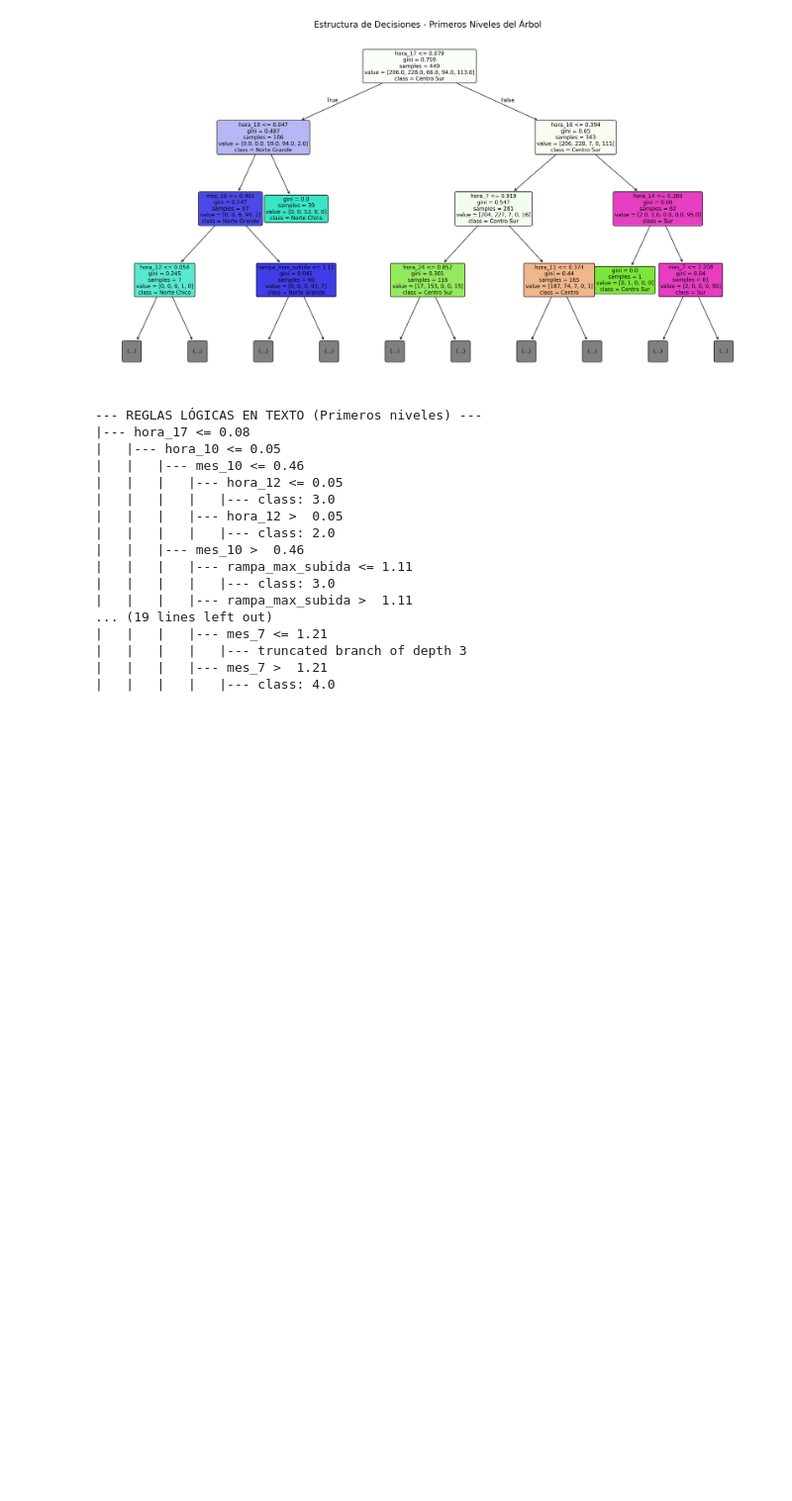
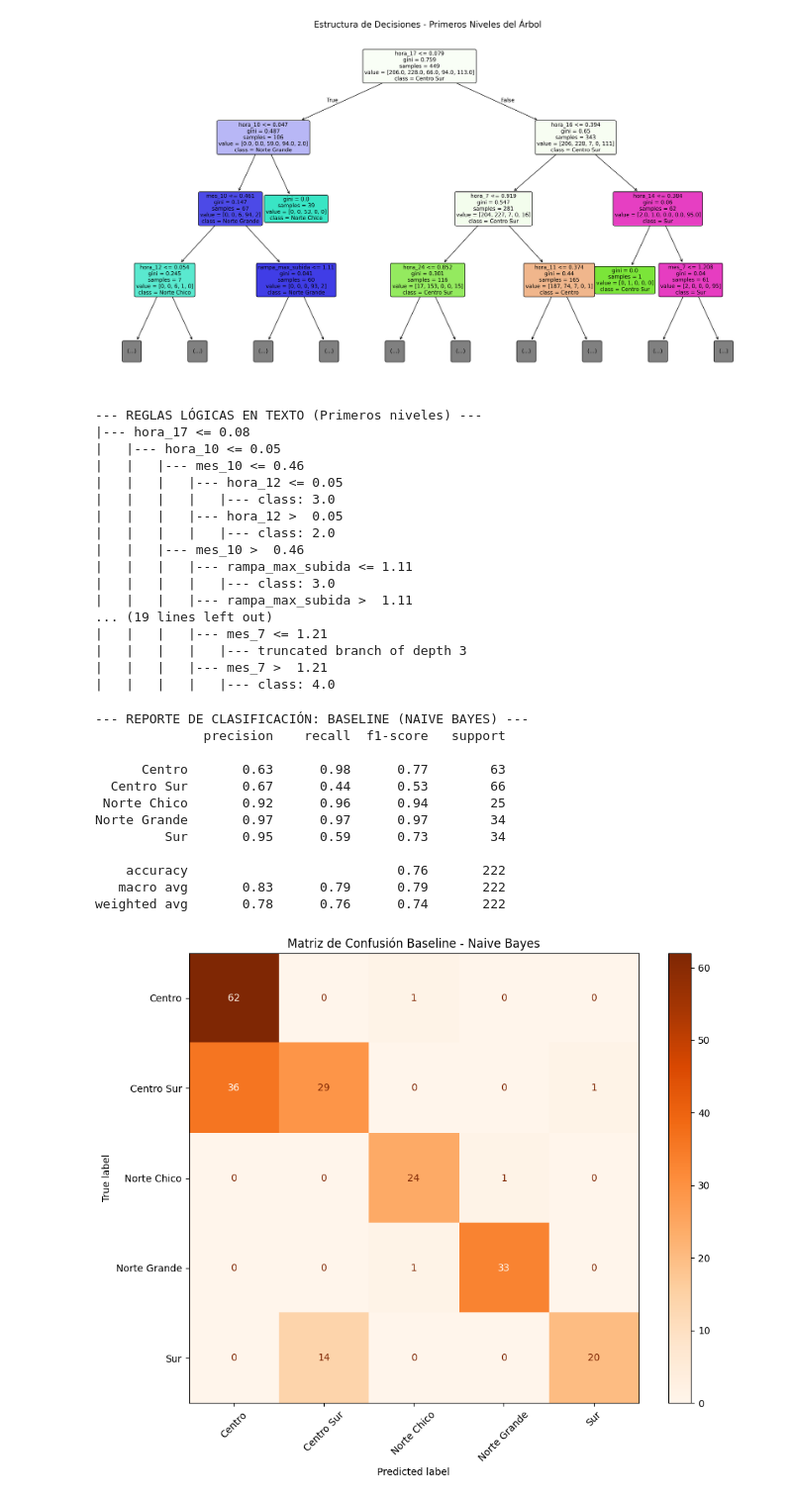
Before and after one commit to JRichi-99/ProyectoAnalisisElectrico, a Jupyter notebook: notebook/DataProcess/SegmentBars/SegmentBarsByModels.ipynb, the cells around one changed output. Shown at 99% size. Drawn from its saved outputs; the diff is of its cells as text; code cells hidden in the pictures; blank space fills up the shorter version.

Commit message:
añadido un baseline

```diff
--- a/notebook/DataProcess/SegmentBars/SegmentBarsByModels.ipynb
+++ b/notebook/DataProcess/SegmentBars/SegmentBarsByModels.ipynb
@@ -202,14 +202,14 @@ X_test_raw = X_test_raw.reindex(columns=X_train.columns)
 
 # 4. NORMALIZACIÓN Y TRANSFORMACIÓN
 # Usamos la función procesar_features que definimos en el paso anterior
-X_test_norm = procesar_features(X_test_raw)
+X_test_norm , _ = procesar_features(X_test_raw, ref_sistema)
 
 # Transformamos el texto de las macrozonas a números usando el LabelEncoder ya entrenado
 y_test_num = le.transform(y_test_raw)
 
 # 5. PREDICCIÓN Y EXAMEN FINAL
 y_pred_test = rf_model.predict(X_test_norm)
-
+print("CONSIDERANDO EL VALOR DE MAGNITUD")
 print("--- REPORTE DE CLASIFICACIÓN (SET DE TEST - DATOS NUEVOS) ---")
 print(classification_report(y_test_num, y_pred_test, target_names=le.classes_))
 
@@ -222,4 +222,5 @@ disp_test.plot(cmap='Greens', ax=ax, xticks_rotation=45) # Usamos verde para dif
 plt.title("Matriz de Confusión - Set de Test (Datos Nunca Vistos)")
 plt.tight_layout()
 plt.show()
+print("CONSIDERANDO EL VALOR DE MAGNITUD")
 # %% [output]
@@ -277,3 +280,34 @@ plt.show()
 |   |   |   |   |--- truncated branch of depth 3
 |   |   |   |--- mes_7 >  1.21
 |   |   |   |   |--- class: 4.0
+# %%
+nb_model = GaussianNB()
+nb_model.fit(X_train_norm, y_train)
+
+y_pred_nb = nb_model.predict(X_test_norm)
+
+print("--- REPORTE DE CLASIFICACIÓN: BASELINE (NAIVE BAYES) ---")
+print(classification_report(y_test_num, y_pred_nb, target_names=le.classes_))
+
+cm_nb = confusion_matrix(y_test_num, y_pred_nb)
+disp_nb = ConfusionMatrixDisplay(confusion_matrix=cm_nb, display_labels=le.classes_)
+
+fig, ax = plt.subplots(figsize=(10, 8))
+disp_nb.plot(cmap='Oranges', ax=ax, xticks_rotation=45)
+plt.title("Matriz de Confusión Baseline - Naive Bayes")
+plt.tight_layout()
+plt.show()
+# %% [output]
+--- REPORTE DE CLASIFICACIÓN: BASELINE (NAIVE BAYES) ---
+              precision    recall  f1-score   support
+
+      Centro       0.63      0.98      0.77        63
+  Centro Sur       0.67      0.44      0.53        66
+ Norte Chico       0.92      0.96      0.94        25
+Norte Grande       0.97      0.97      0.97        34
+         Sur       0.95      0.59      0.73        34
+
+    accuracy                           0.76       222
+   macro avg       0.83      0.79      0.79       222
+weighted avg       0.78      0.76      0.74       222
+[figure, added]
```
Also changed, not shown: parts of 7 cells of this notebook, 1 other file.
